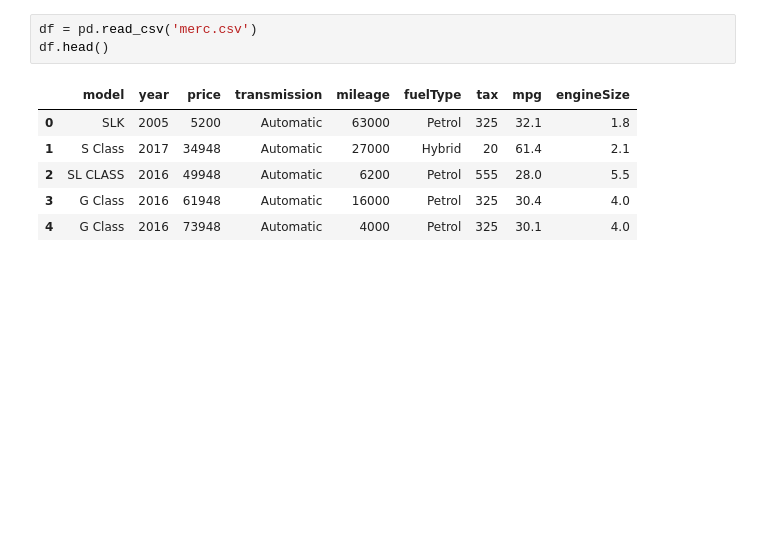
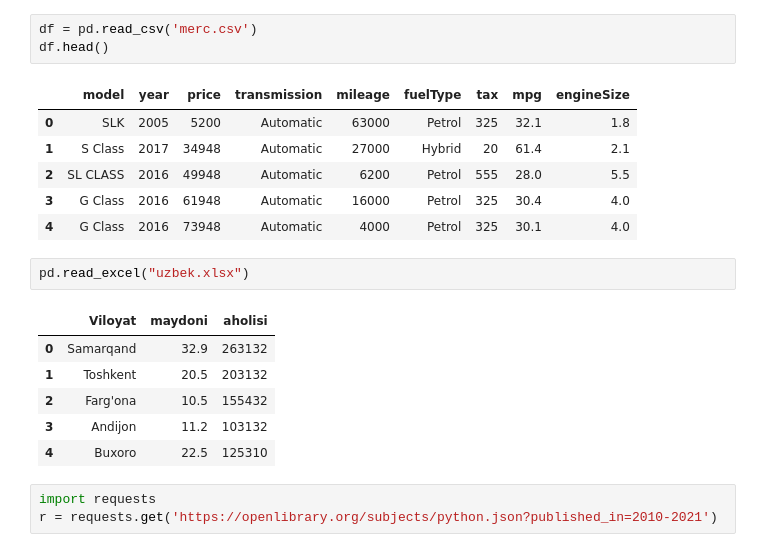
Before and after one commit to shakhzodbekbobobekov/data-science, a Jupyter notebook: work_place.ipynb, the cells around one changed output. Saved outputs shown, nothing was run; the diff lists cells and outputs as text; blank space fills up the shorter version.

```diff
--- a/work_place.ipynb
+++ b/work_place.ipynb
@@ -26,3 +26,15 @@ df.head()
 | 2 | SL CLASS | 2016 | 49948 | Automatic | 6200 | Petrol | 555 | 28.0 | 5.5 |
 | 3 | G Class | 2016 | 61948 | Automatic | 16000 | Petrol | 325 | 30.4 | 4.0 |
 | 4 | G Class | 2016 | 73948 | Automatic | 4000 | Petrol | 325 | 30.1 | 4.0 |
+# %%
+pd.read_excel("uzbek.xlsx")
+# %% [output]
+|  | Viloyat | maydoni | aholisi |
+| 0 | Samarqand | 32.9 | 263132 |
+| 1 | Toshkent | 20.5 | 203132 |
+| 2 | Farg'ona | 10.5 | 155432 |
+| 3 | Andijon | 11.2 | 103132 |
+| 4 | Buxoro | 22.5 | 125310 |
+# %%
+import requests
+r = requests.get('https://openlibrary.org/subjects/python.json?published_in=2010-2021')
```
Also changed, not shown: parts of 9 cells of this notebook.
